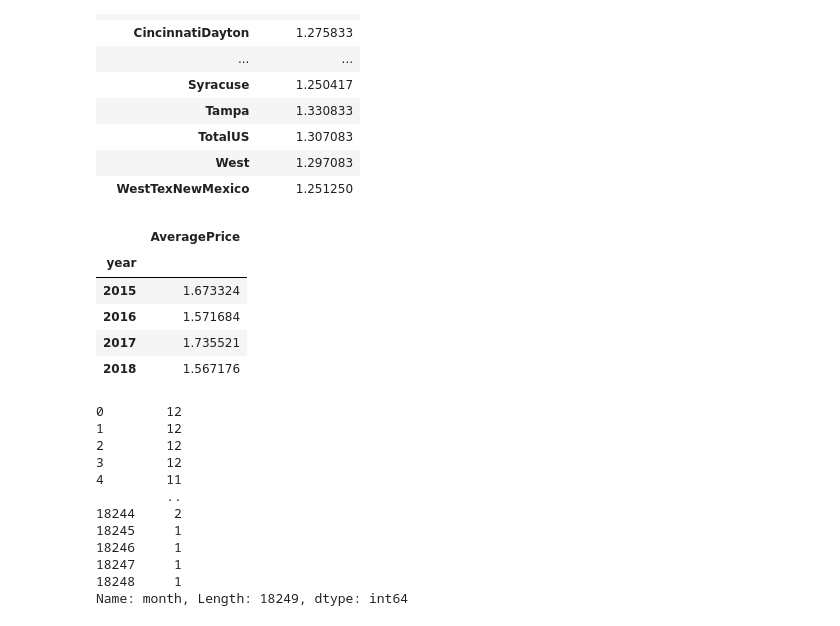
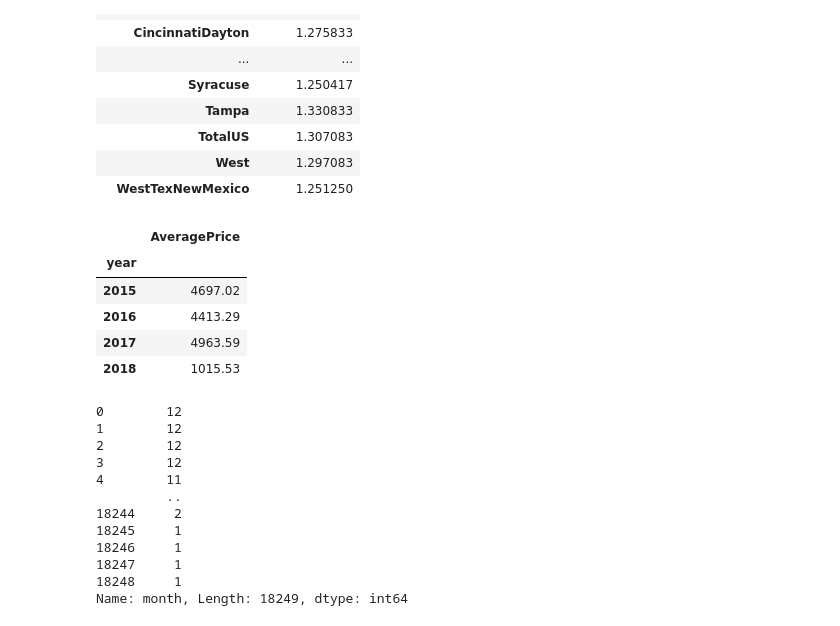
Before and after one commit to IslamelGebaly/EpsilonAssignment11Avocado, a Jupyter notebook: Avocado Pandas and Numpy.ipynb, the cells around one changed output. Drawn from its saved outputs; the diff is of its cells as text; code cells hidden in the pictures.

```diff
--- a/Avocado Pandas and Numpy.ipynb
+++ b/Avocado Pandas and Numpy.ipynb
@@ -9,5 +9,6 @@ import datetime as dt
 # %%
 # Q1: Read your dataset, and using a dedicated pandas function view the first 5 rows
 avocado = pd.read_csv("avocado.csv")
+avocado.drop("Unnamed: 0", axis=1, inplace=True)
 avocado.head()
 # %% [output]
@@ -121,15 +137,15 @@ avocado[avocado["year"] == 2018].groupby("region").agg({
 # %%
 # Q9 : How much was the total of average price for each year for the organic type?
 avocado[avocado["type"] == "organic"].groupby("year").agg({
-    "AveragePrice" : "mean"
+    "AveragePrice" : "sum"
 })
 # %% [output]
 |  | AveragePrice |
 | year |  |
-| 2015 | 1.673324 |
-| 2016 | 1.571684 |
-| 2017 | 1.735521 |
-| 2018 | 1.567176 |
+| 2015 | 4697.02 |
+| 2016 | 4413.29 |
+| 2017 | 4963.59 |
+| 2018 | 1015.53 |
 # %%
 # Q10: How much was the Average price for each month of each region? To  do this you may want to create column feature, we created
       # a function for you just apply it, and in the next cell you will do the computation
```
Also changed, not shown: parts of 10 cells of this notebook.
